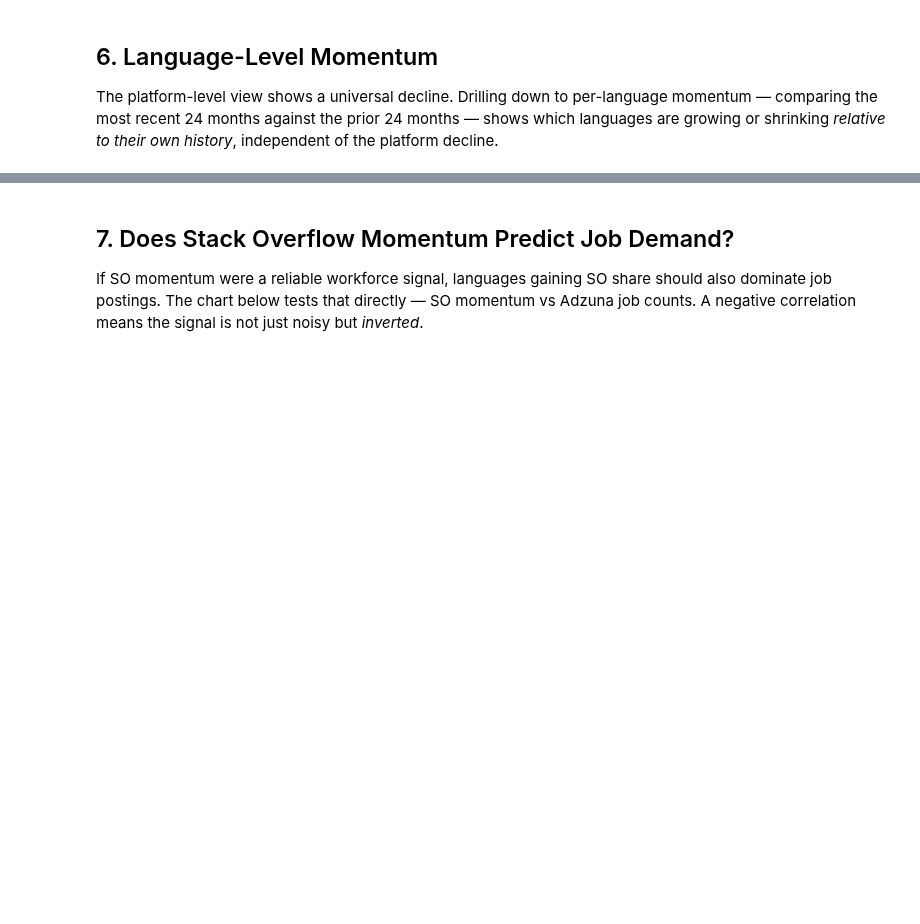
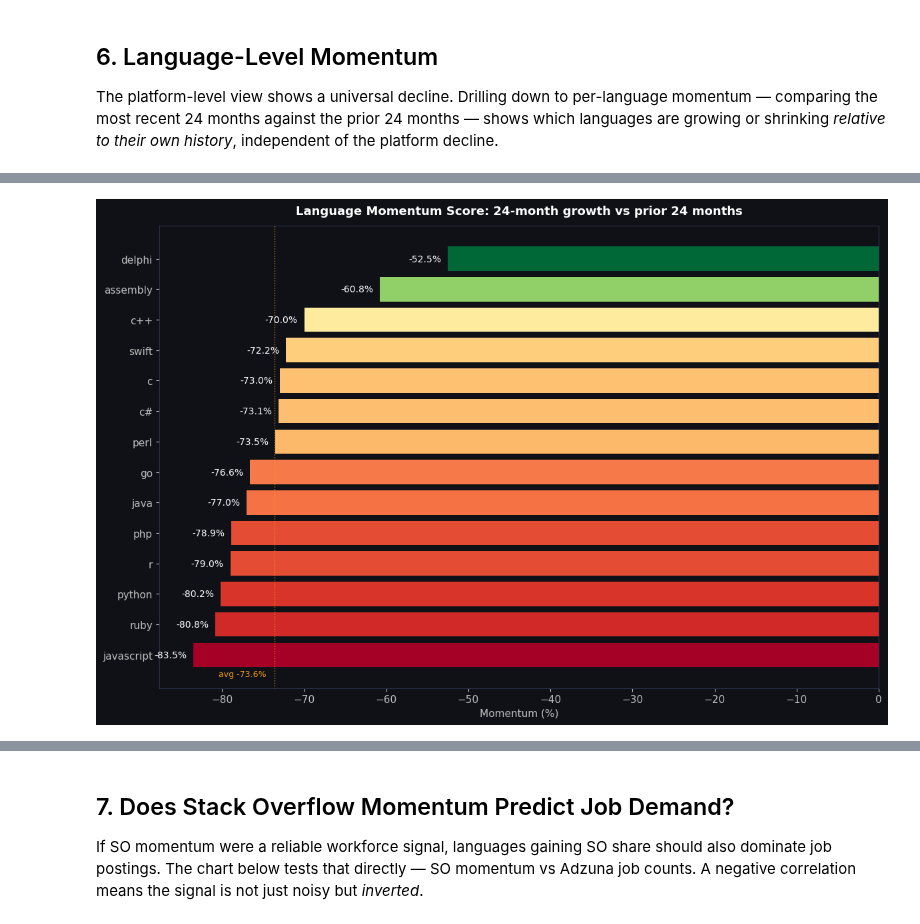
Before and after one commit to xavier-oc-programming/programming-language-trends-analysis, a Jupyter notebook: notebooks/01_so_decline_analysis.ipynb, the cells around one changed output, grey strips where cells are left out. Cells and saved outputs as stored; diff of their text form; code cells hidden in the pictures; blank space fills up the shorter version.

```diff
--- a/notebooks/01_so_decline_analysis.ipynb
+++ b/notebooks/01_so_decline_analysis.ipynb
@@ -278,30 +336,41 @@ for lang, val in momentum.items():
 # %%
-bar_colors = ['#f07070' if v < 0 else '#4ecb71' for v in momentum]
+from matplotlib import cm as mpl_cm
+from matplotlib.colors import Normalize as MplNorm
+
+# Gradient: least declining (closest to 0) → amber, most declining → red
+_norm = MplNorm(vmin=momentum.min(), vmax=momentum.max())
+bar_colors = [mpl_cm.RdYlGn(_norm(v)) for v in momentum.values]
 
 fig, ax = plt.subplots(figsize=(12, 8))
 bars = ax.barh(momentum.index, momentum.values, color=bar_colors, edgecolor='none')
 
 for bar, val in zip(bars, momentum.values):
     label = f'{val:+.1f}%'
     x_pos = val - 0.8 if val < 0 else val + 0.5
     ha = 'right' if val < 0 else 'left'
     ax.text(x_pos, bar.get_y() + bar.get_height() / 2,
             label, va='center', ha=ha, fontsize=10, color='white')
 
 ax.axvline(0, color='#8b90a8', linewidth=0.8)
+avg_mom = momentum.mean()
+ax.axvline(avg_mom, color='#f39c12', linewidth=1, linestyle=':', alpha=0.8)
+ax.text(avg_mom - 1, ax.get_ylim()[0] + 0.3 if ax.get_ylim()[0] > -1 else -0.7,
+        f'avg {avg_mom:.1f}%', color='#f39c12', fontsize=9, ha='right')
 ax.set_title('Language Momentum Score: 24-month growth vs prior 24 months',
              fontsize=13, fontweight='bold', pad=12)
 ax.set_xlabel('Momentum (%)', fontsize=11)
 ax.set_facecolor('#0f1117')
 fig.patch.set_facecolor('#0f1117')
 ax.tick_params(colors='#c0c0c0', labelsize=11)
 ax.xaxis.label.set_color('#c0c0c0')
 ax.title.set_color('white')
 for spine in ax.spines.values():
     spine.set_edgecolor('#2d3148')
 plt.tight_layout()
 plt.savefig('../plots/so_decline_analysis/language_momentum_score.png', dpi=150, facecolor=fig.get_facecolor())
 plt.show()
+# %% [output]
+[figure, added]
 # %%
 total_posts = pivot.sum()
 
```
Also changed, not shown: parts of 11 cells of this notebook, 18 other files.
